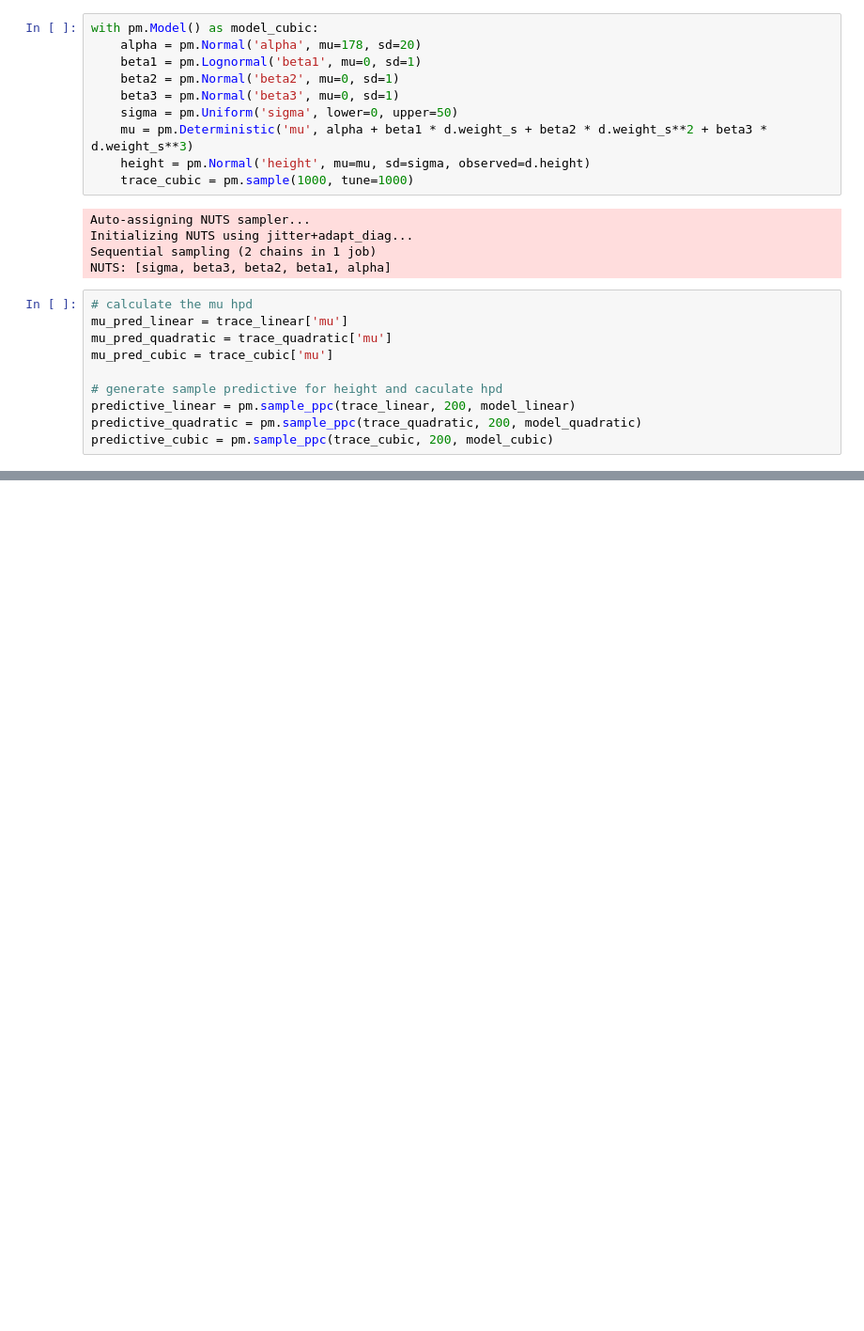
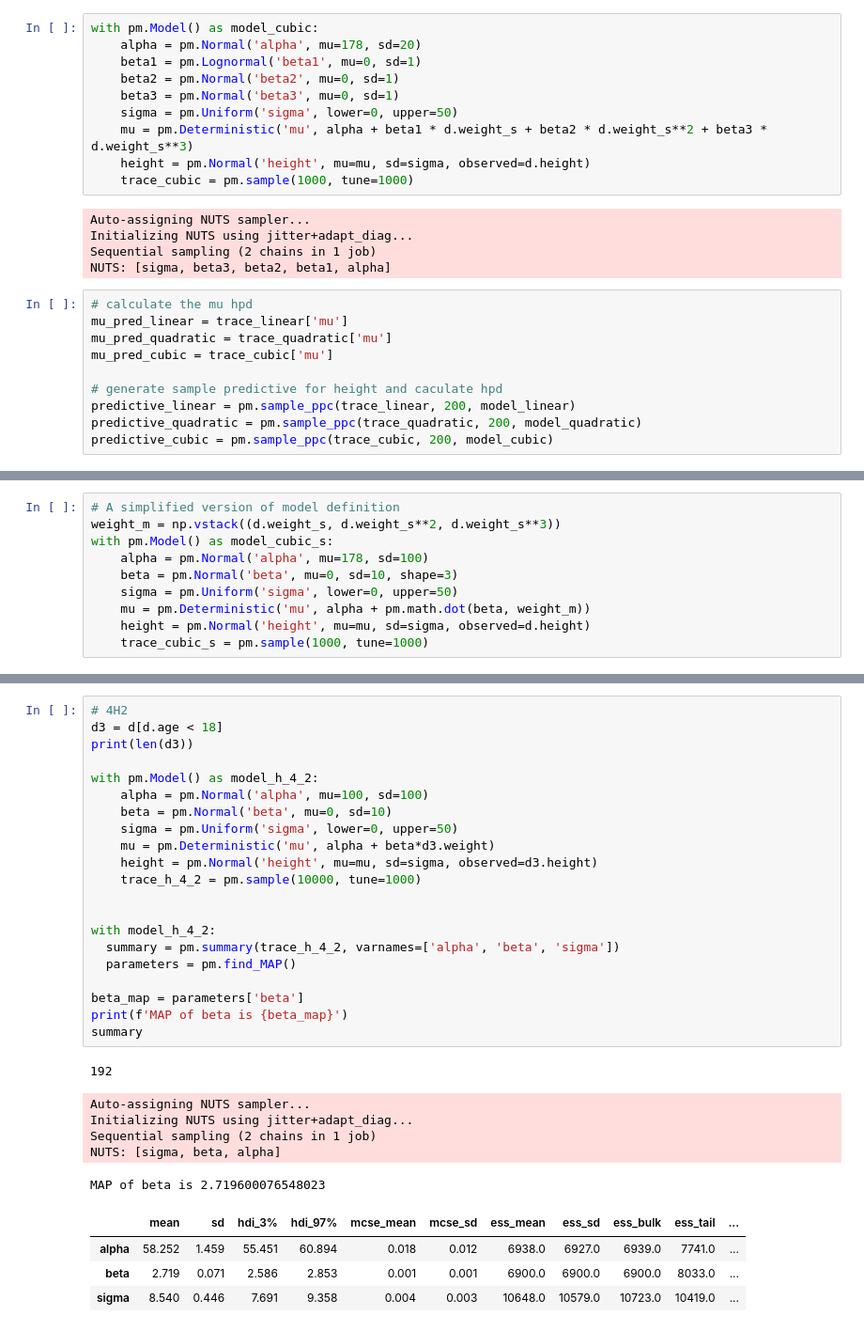
Before and after one commit to yebenbenben/Statistical-Rethinking-with-Python-and-PyMC3, a Jupyter notebook: Ch4.ipynb, the cells around one changed output, grey strips where cells are left out. Shown at 94% size. Drawn from its saved outputs; the diff is of its cells as text; blank space fills up the shorter version.

```diff
--- a/Ch4.ipynb
+++ b/Ch4.ipynb
@@ -239,0 +239,10 @@ plot(d.weight_s, d.height, mu_pred_cubic, predictive_cubic['height'], 'cubic', a
+# %%
+# A simplified version of model definition
+weight_m = np.vstack((d.weight_s, d.weight_s**2, d.weight_s**3))
+with pm.Model() as model_cubic_s:
+    alpha = pm.Normal('alpha', mu=178, sd=100)
+    beta = pm.Normal('beta', mu=0, sd=10, shape=3)
+    sigma = pm.Uniform('sigma', lower=0, upper=50)
+    mu = pm.Deterministic('mu', alpha + pm.math.dot(beta, weight_m))
+    height = pm.Normal('height', mu=mu, sd=sigma, observed=d.height)
+    trace_cubic_s = pm.sample(1000, tune=1000)
@@ -239,0 +293,32 @@ plot(d.weight_s, d.height, mu_pred_cubic, predictive_cubic['height'], 'cubic', a
+# %%
+# 4H2
+d3 = d[d.age < 18]
+print(len(d3))
+
+with pm.Model() as model_h_4_2:
+    alpha = pm.Normal('alpha', mu=100, sd=100)
+    beta = pm.Normal('beta', mu=0, sd=10)
+    sigma = pm.Uniform('sigma', lower=0, upper=50)
+    mu = pm.Deterministic('mu', alpha + beta*d3.weight)
+    height = pm.Normal('height', mu=mu, sd=sigma, observed=d3.height)
+    trace_h_4_2 = pm.sample(10000, tune=1000)
+
+
+with model_h_4_2:
+  summary = pm.summary(trace_h_4_2, varnames=['alpha', 'beta', 'sigma'])
+  parameters = pm.find_MAP()
+
+beta_map = parameters['beta']
+print(f'MAP of beta is {beta_map}')
+summary
+# %% [output]
+192
+Auto-assigning NUTS sampler...
+Initializing NUTS using jitter+adapt_diag...
+Sequential sampling (2 chains in 1 job)
+NUTS: [sigma, beta, alpha]
+MAP of beta is 2.719600076548023
+|  | mean | sd | hdi_3% | hdi_97% | mcse_mean | mcse_sd | ess_mean | ess_sd | ess_bulk | ess_tail | ... |
+| alpha | 58.252 | 1.459 | 55.451 | 60.894 | 0.018 | 0.012 | 6938.0 | 6927.0 | 6939.0 | 7741.0 | ... |
+| beta | 2.719 | 0.071 | 2.586 | 2.853 | 0.001 | 0.001 | 6900.0 | 6900.0 | 6900.0 | 8033.0 | ... |
+| sigma | 8.540 | 0.446 | 7.691 | 9.358 | 0.004 | 0.003 | 10648.0 | 10579.0 | 10723.0 | 10419.0 | ... |
```
Also changed, not shown: parts of 18 cells of this notebook.
